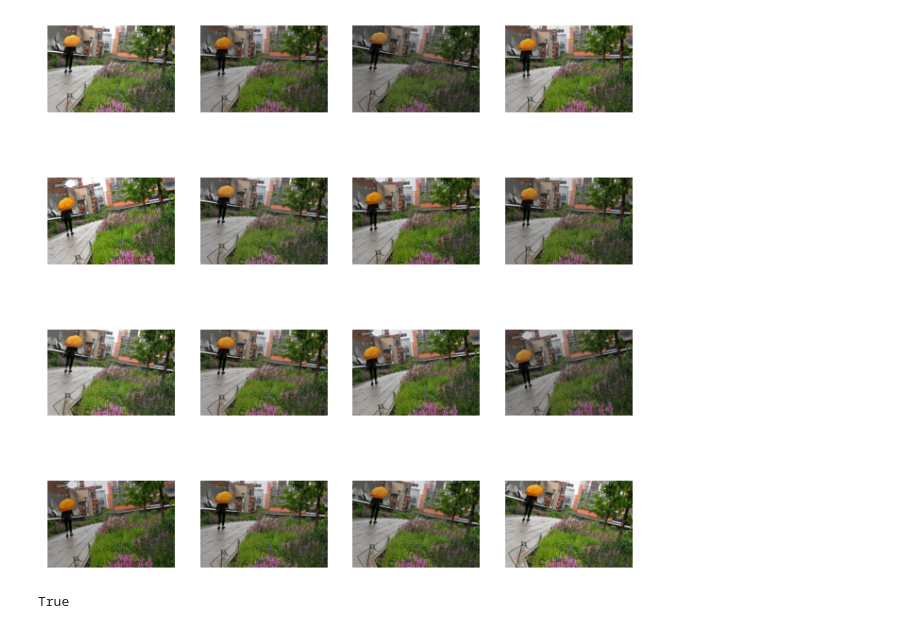
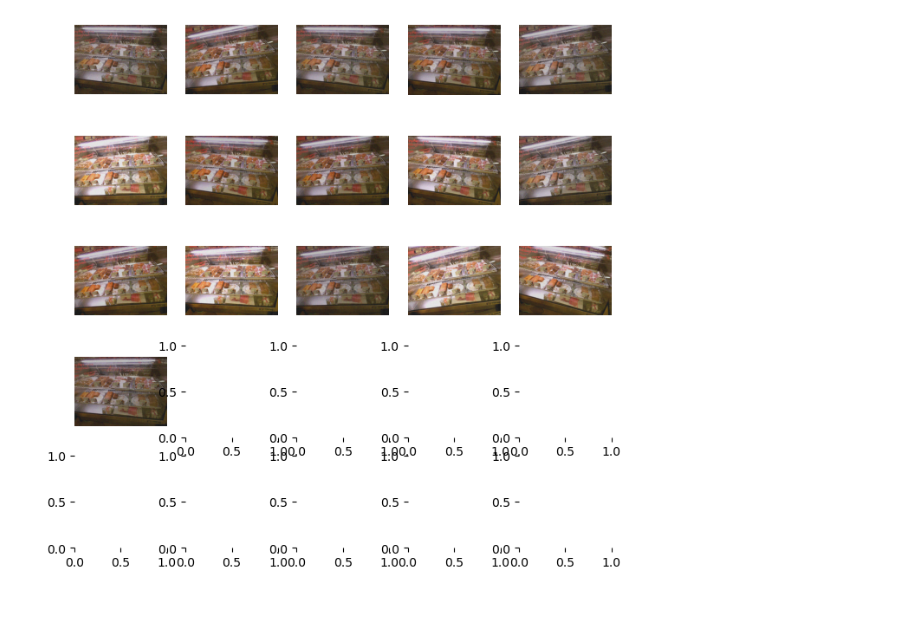
Before and after one commit to afie1d/hrc-uncertainty, a Jupyter notebook: src/image_adjust_test.ipynb, the cells around one changed output. Saved outputs shown, nothing was run; the diff lists cells and outputs as text; code cells hidden in the pictures.

```diff
--- a/src/image_adjust_test.ipynb
+++ b/src/image_adjust_test.ipynb
@@ -21,8 +22,8 @@ neutral_tfs = non_semantic_transform(og_img)
 # %%
 def pic_grid(imgs):
-    fig, axes = plt.subplots(4, 4, figsize=(8, 8))
+    fig, axes = plt.subplots(5, 5, figsize=(8, 8))
     for ax, img in zip(axes.flat, imgs):
-        ax.imshow(cv2.cvtColor(img, cv2.COLOR_BGR2RGB))
+        ax.imshow(img)
         ax.axis('off')
     sns.despine(left=True, bottom=True)
     plt.show()
@@ -33,11 +34,32 @@ pic_grid(sem_tfs)
-# %%
-pic_grid(neutral_tfs)
-# %% [output]
-[figure, removed]
-# %%
-cv2.imwrite('../data/dummy/sem_ex_1.jpg', sem_tfs[4])
-cv2.imwrite('../data/dummy/sem_ex_2.jpg', sem_tfs[6])
-cv2.imwrite('../data/dummy/neut_ex_1.jpg', neutral_tfs[2])
-cv2.imwrite('../data/dummy/neut_ex_2.jpg', neutral_tfs[14])
-# %% [output]
-True
+# %%
+scale_range = (0.8, 1.2)
+rotation = 15
+
+tfs_2 = []
+for _ in range(16):
+    cpy = image_rgb.copy()
+
+    # color jitter
+    brightness = random.uniform(scale_range[0], scale_range[1])
+    contrast = random.uniform(scale_range[0], scale_range[1])
+    saturation = random.uniform(scale_range[0], scale_range[1])
+    cpy = color_jitter(cpy, brightness, contrast, saturation)
+
+    # rotation
+    angle = random.uniform(-rotation, rotation)
+    cpy = rotate(cpy, angle)
+
+    # scaling
+    scale_factor = random.uniform(scale_range[0], scale_range[1])
+    cpy = scale(cpy, scale_factor)
+
+    # noise
+    noise = np.random.randint(0, 256, (cpy.shape[0], cpy.shape[1], 3), dtype=np.uint8)
+    overlay = 0.2 * noise + 0.8 * cpy
+    cpy = np.clip(overlay, 0, 255).astype(np.uint8)
+
+    tfs_2.append(cpy)
+
+pic_grid(tfs_2)
+# %% [output]
+[figure, added]
```
Also changed, not shown: parts of 5 cells of this notebook, 3 other files.
